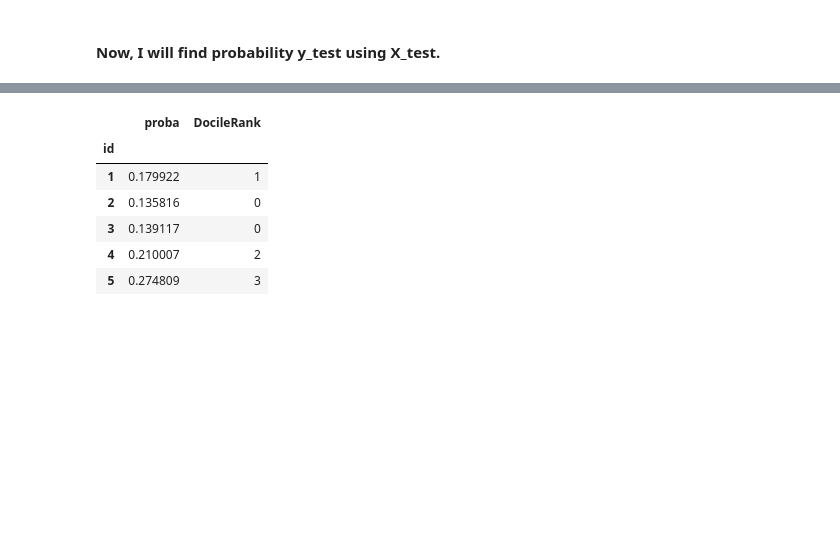
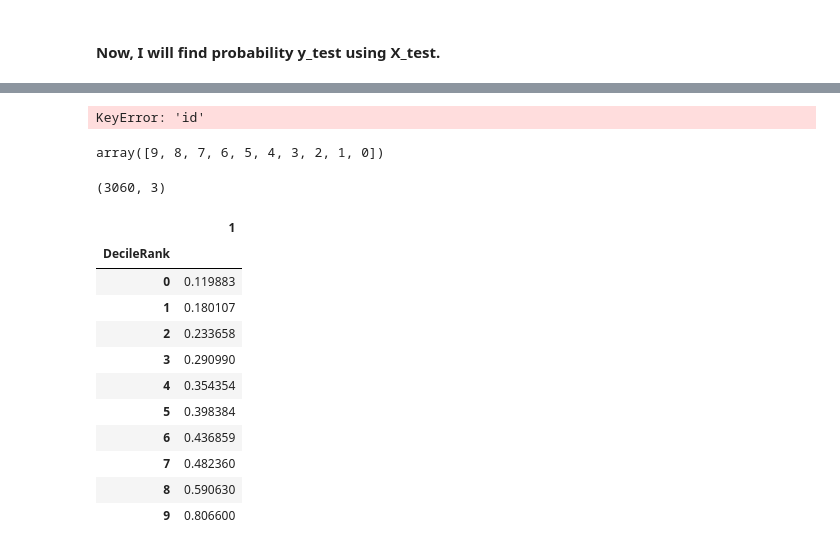
Before and after one commit to kanchanrenu/Bank_propensity_model, a Jupyter notebook: clean_bank_data.ipynb, the cells around one changed output, grey strips where cells are left out. Cells and saved outputs as stored; diff of their text form; code cells hidden in the pictures; blank space fills up the shorter version.

```diff
--- a/clean_bank_data.ipynb
+++ b/clean_bank_data.ipynb
@@ -513,3 +511,0 @@ KeyError: 5702291216
-# %%
-bank_churn.loc[bank_churn['decile'] == 10]=9
-bank_churn['decile'].value_counts()
@@ -518,3 +512,2 @@ KeyError: 'decile'
 # %%
-bank_churn['DecileRank']= pd.qcut(bank_churn['id'],
-                             q = 10, labels = False)
+bank_churn['DecileRank']=pd.qcut(bank_churn[1],q=10,labels=False)
@@ -523,10 +524,31 @@ KeyError: 'id'
+# %%
+cust_9=bank_churn[bank_churn['DecileRank']==9]['id']
+# %% [output]
+KeyError: 'id'
+# %%
+bank_churn['DecileRank'].unique()
+# %% [output]
+array([9, 8, 7, 6, 5, 4, 3, 2, 1, 0])
+# %%
+bank_churn.shape
+# %% [output]
+(3060, 3)
+# %%
+bank_churn=bank_churn.groupby('DecileRank')[1].mean()
+# %%
+bank_churn=pd.DataFrame(bank_churn)
 # %%
-bank_decile.head(10)
+bank_churn.head(10)
 # %% [output]
-|  | proba | DocileRank |
-| id |  |  |
-| 1 | 0.179922 | 1 |
-| 2 | 0.135816 | 0 |
-| 3 | 0.139117 | 0 |
-| 4 | 0.210007 | 2 |
-| 5 | 0.274809 | 3 |
+|  | 1 |
+| DecileRank |  |
+| 0 | 0.119883 |
+| 1 | 0.180107 |
+| 2 | 0.233658 |
+| 3 | 0.290990 |
+| 4 | 0.354354 |
+| 5 | 0.398384 |
+| 6 | 0.436859 |
+| 7 | 0.482360 |
+| 8 | 0.590630 |
+| 9 | 0.806600 |
```
Also changed, not shown: parts of 33 cells of this notebook.
